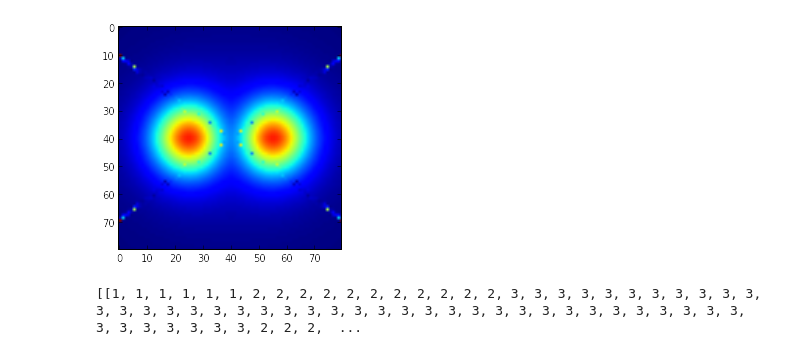
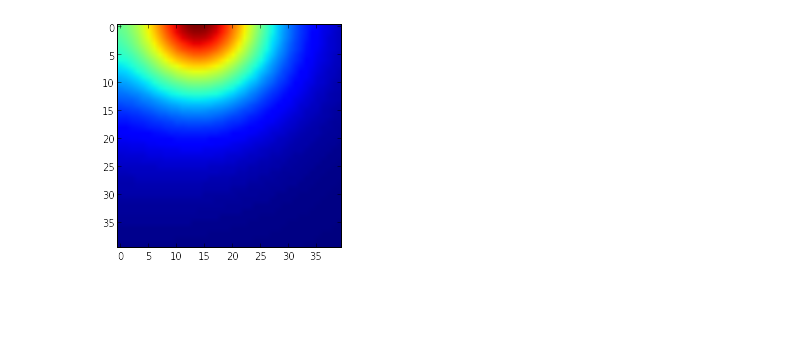
Before and after one commit to harrybraden/monopole, a Jupyter notebook: Imager.ipynb, the cells around one changed output. Cells and saved outputs as stored; diff of their text form; code cells hidden in the pictures; blank space fills up the shorter version.

```diff
--- a/Imager.ipynb
+++ b/Imager.ipynb
@@ -31,11 +40,7 @@ for i in range(0, len(right_half)):
 # %%
 %matplotlib inline
 
 from matplotlib.pyplot import *
-imgplot = imshow(full)
+imgplot = imshow(bottom_right_quadrant)
 # %% [output]
-[figure, old version]
+[figure, new version]
-# %%
-print full
-# %% [output]
-[[1, 1, 1, 1, 1, 1, 2, 2, 2, 2, 2, 2, 2, 2, 2, 2, 2, 3, 3, 3, 3, 3, 3, 3, 3, 3, 3, 3, 3, 3, 3, 3, 3, 3, 3, 3, 3, 3, 3, 3, 3, 3, 3, 3, 3, 3, 3, 3, 3, 3, 3, 3, 3, 3, 3, 3, 3, 3, 3, 3, 3, 3, 3, 2, 2, 2,  ...
```
Also changed, not shown: parts of 10 cells of this notebook, 5 other files.
